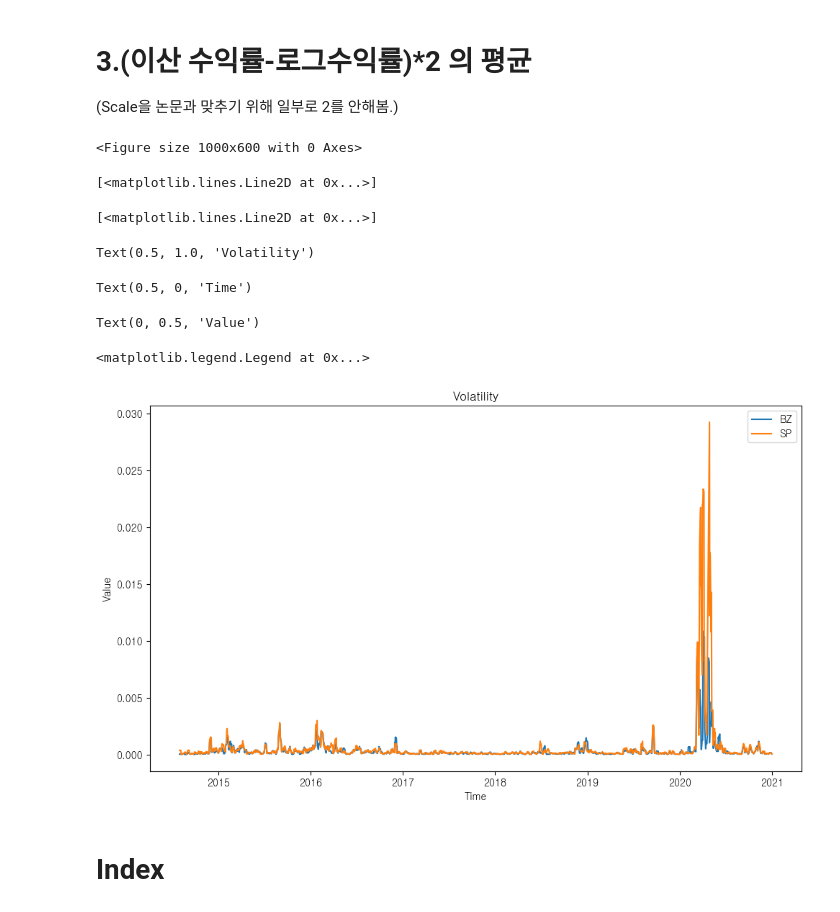
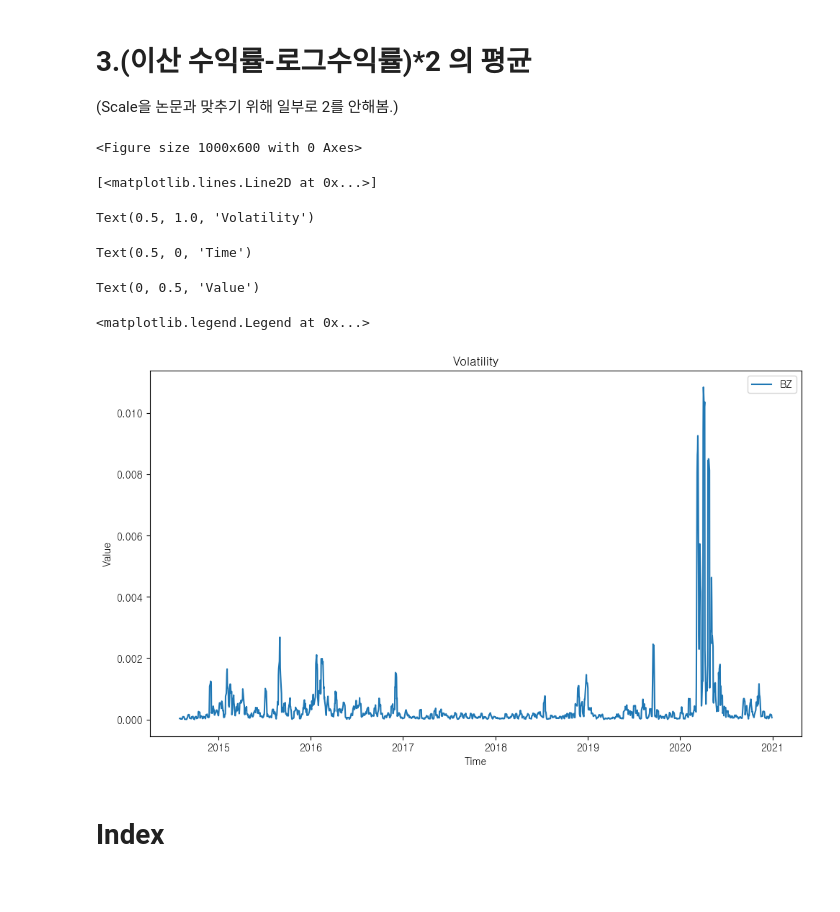
Before and after one commit to kimjuhwan1234/Volatility_Forecasting, a Jupyter notebook: preprocessing.ipynb, the cells around one changed output. Cells and saved outputs as stored; diff of their text form; code cells hidden in the pictures.

```diff
--- a/preprocessing.ipynb
+++ b/preprocessing.ipynb
@@ -138,25 +138,24 @@ SP_vol.name = 'return'
 # %%
 plt.figure(figsize=(10, 6))
 plt.plot(BZ_vol.loc['2014-08-01':'2020-12-31'], label='BZ')
 # plt.plot(BZ_vol2.loc['2014-08-01':'2020-12-31'], label='BZ2')
 # plt.plot(BZ_vol3.loc['2014-08-01':'2020-12-31'], label='BZ3')
-plt.plot(SP_vol.loc['2014-08-01':'2020-12-31'], label='SP')
+# plt.plot(SP_vol.loc['2014-08-01':'2020-12-31'], label='SP')
 # plt.plot(SP_vol2.loc['2014-08-01':'2020-12-31'], label='SP2')
 plt.title('Volatility')
 plt.xlabel('Time')
 plt.ylabel('Value')
 plt.legend()
 plt.tight_layout()
 plt.show()
 # %% [output]
 <Figure size 1000x600 with 0 Axes>
 [<matplotlib.lines.Line2D at 0x...>]
-[<matplotlib.lines.Line2D at 0x...>]
+Text(0.5, 1.0, 'Volatility')
-Text(0.5, 1.0, 'Volatility')
+Text(0.5, 0, 'Time')
-Text(0.5, 0, 'Time')
+Text(0, 0.5, 'Value')
-Text(0, 0.5, 'Value')
+<matplotlib.legend.Legend at 0x...>
-<matplotlib.legend.Legend at 0x...>
-[figure, old version]
+[figure, new version]
 # %%
 CL_vol.index = pd.to_datetime(CL_vol.index)
 HO_vol.index = pd.to_datetime(HO_vol.index)
```
Also changed, not shown: 9 other files.
